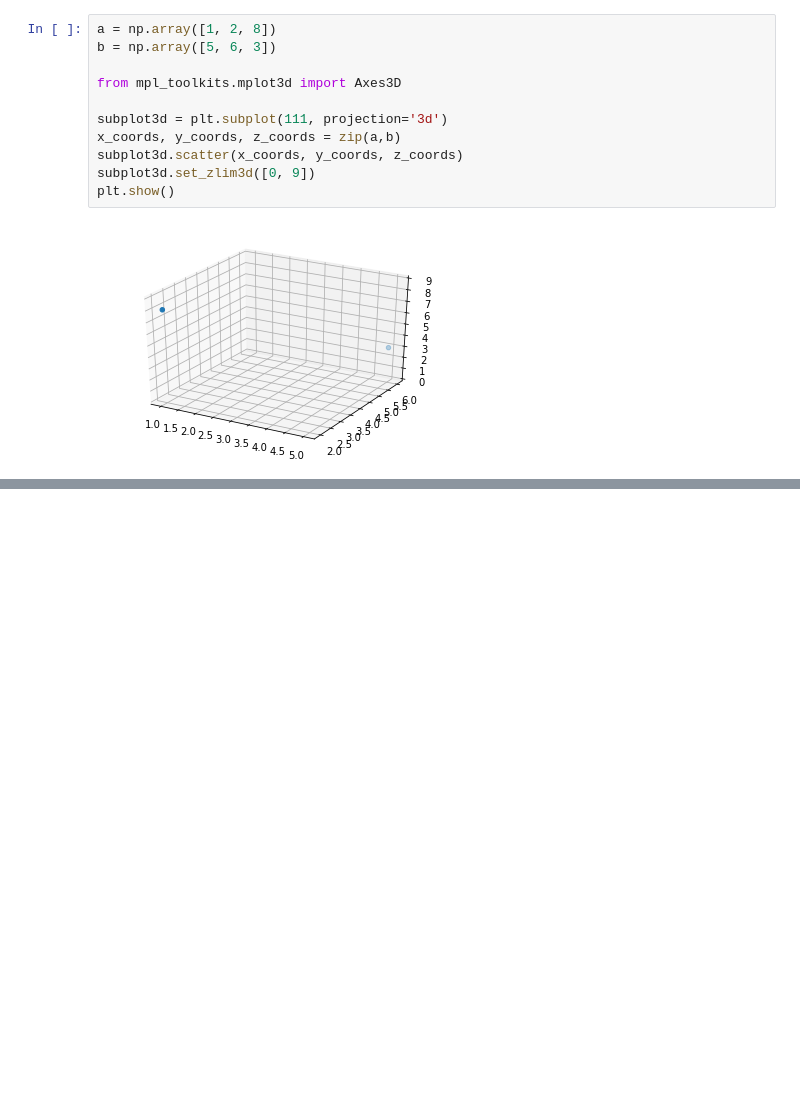
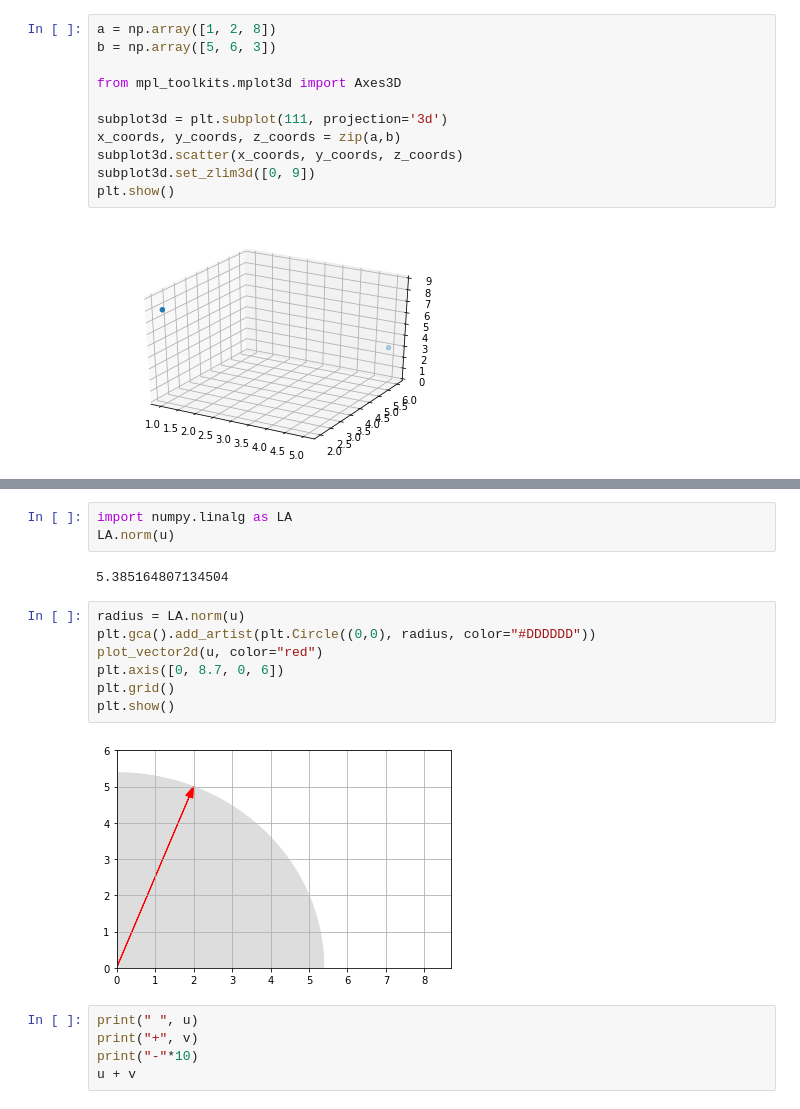
Before and after one commit to JohanSamir/Mathematics-for-ML, a Jupyter notebook: Week1. Key Concepts.ipynb, the cells around one changed output, grey strips where cells are left out. Saved outputs shown, nothing was run; the diff lists cells and outputs as text; blank space fills up the shorter version.

```diff
--- a/Week1. Key Concepts.ipynb
+++ b/Week1. Key Concepts.ipynb
@@ -57,0 +68,19 @@ plt.show()
+# %%
+import numpy.linalg as LA
+LA.norm(u)
+# %% [output]
+5.385164807134504
+# %%
+radius = LA.norm(u)
+plt.gca().add_artist(plt.Circle((0,0), radius, color="#DDDDDD"))
+plot_vector2d(u, color="red")
+plt.axis([0, 8.7, 0, 6])
+plt.grid()
+plt.show()
+# %% [output]
+[figure, added]
+# %%
+print(" ", u)
+print("+", v)
+print("-"*10)
+u + v
```
Also changed, not shown: parts of 4 cells of this notebook.
